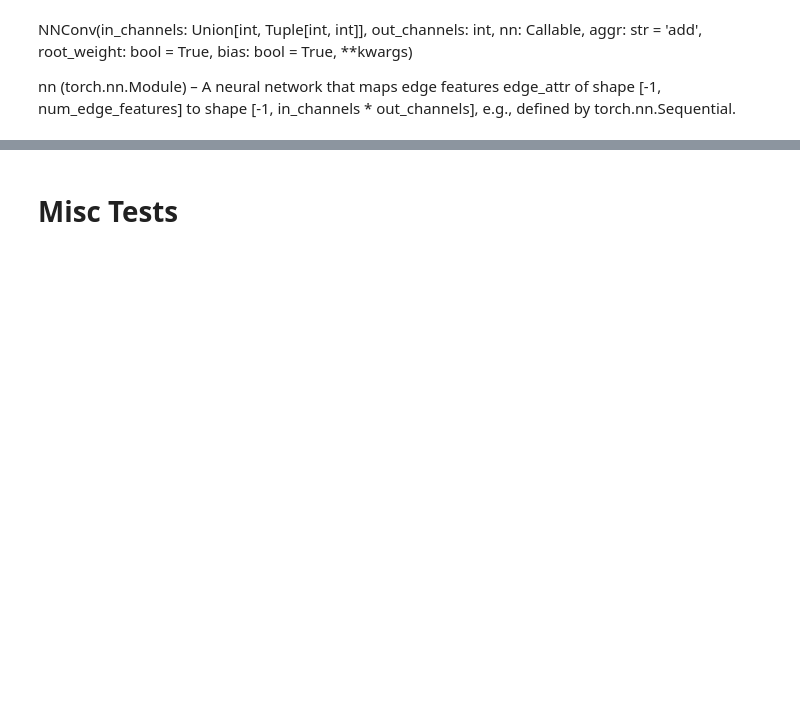
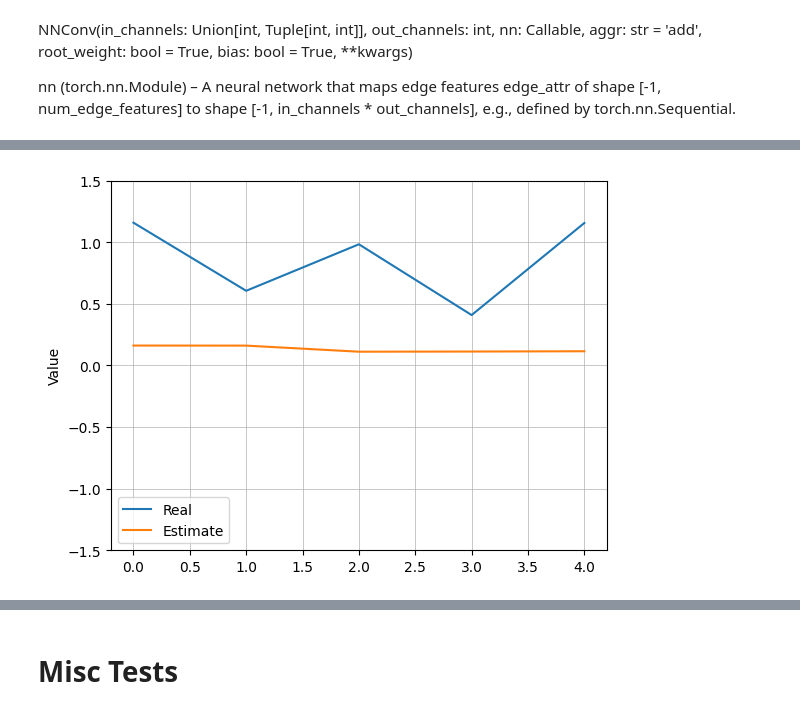
Before and after one commit to TiagoCAAmorim/graph_nn, a Jupyter notebook: gnn_lineq/notebooks/tests.ipynb, the cells around one changed output, grey strips where cells are left out. Drawn from its saved outputs; the diff is of its cells as text; code cells hidden in the pictures; blank space fills up the shorter version.

```diff
--- a/gnn_lineq/notebooks/tests.ipynb
+++ b/gnn_lineq/notebooks/tests.ipynb
@@ -671,0 +775,4 @@ plot_sample(model, dataset2, (-2.5,2.5))
+# %%
+plot_sample(model, dataset, (-1.5,1.5))
+# %% [output]
+[figure, added]
```
Also changed, not shown: parts of 19 cells of this notebook.
